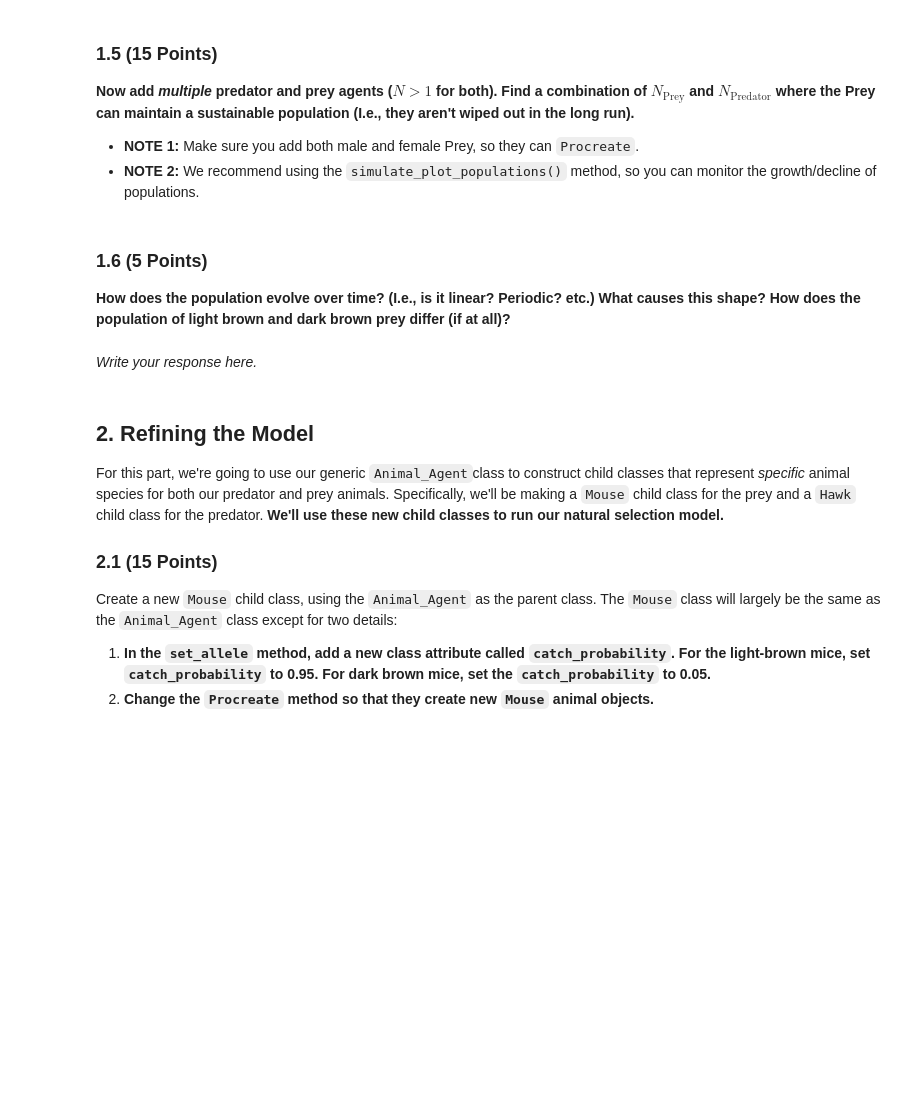
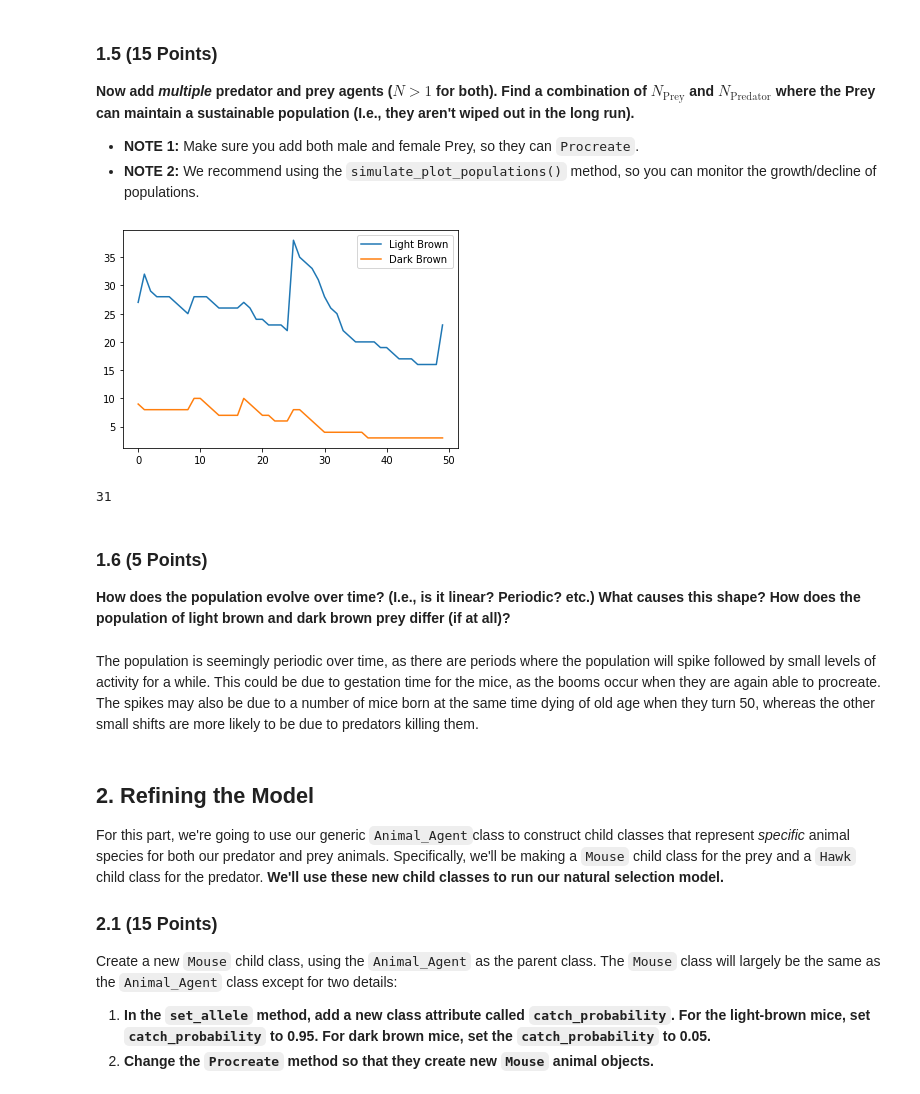
Before and after one commit to selembad/cmse_202_hw_repo, a Jupyter notebook: hw-03/HW3_ABMs_selembad.ipynb, the cells around one changed output. Saved outputs shown, nothing was run; the diff lists cells and outputs as text; code cells hidden in the pictures; blank space fills up the shorter version.

```diff
--- a/hw-03/HW3_ABMs_selembad.ipynb
+++ b/hw-03/HW3_ABMs_selembad.ipynb
@@ -96,9 +115,31 @@ Construct a new `Environment` object and a new `Animal_Agent` object. Specify th
+# %%
+#Write your code here
+import random
+env2 = Environment()
+for i in range(20):
+    prey = Animal_Agent(sex = "M")
+    prey.set_allele(alle_d = random.randint(0,1), alle_m = random.randint(0,1))
+    prey2 = Animal_Agent(sex = "F")
+    prey2.set_allele(alle_d = random.randint(0,1), alle_m = random.randint(0,1))
+    env2.add_agent(prey)
+    env2.add_agent(prey2)
+
+for i in range(5):
+    predator = Animal_Agent(ptype = 'Predator', shape = "P", color = "green")
+    env2.add_agent(predator)
+
+
+env2.simulate_plot_populations(50)
+print(len(env2.animal_agents))
+# %% [output]
+[figure, added]
+31
 # %% [markdown]
 ### 1.6 (5 Points)
 
 **How does the population evolve over time? (I.e., is it linear? Periodic? etc.) What causes this shape? How does the population of light brown and dark brown prey differ (if at all)?**
-# %% [markdown]
-*Write your response here.*
+# %% [markdown]
+The population is seemingly periodic over time, as there are periods where the population will spike followed by small levels of activity for a while. This could be due to gestation time for the mice, as the booms occur when they are again able to procreate. The spikes may also be due to a number of mice born at the same time dying of old age when they turn 50, whereas the other small shifts are more likely to be due to predators killing them.
 # %% [markdown]
 ## 2. Refining the Model
 
```
Also changed, not shown: parts of 19 cells of this notebook.
